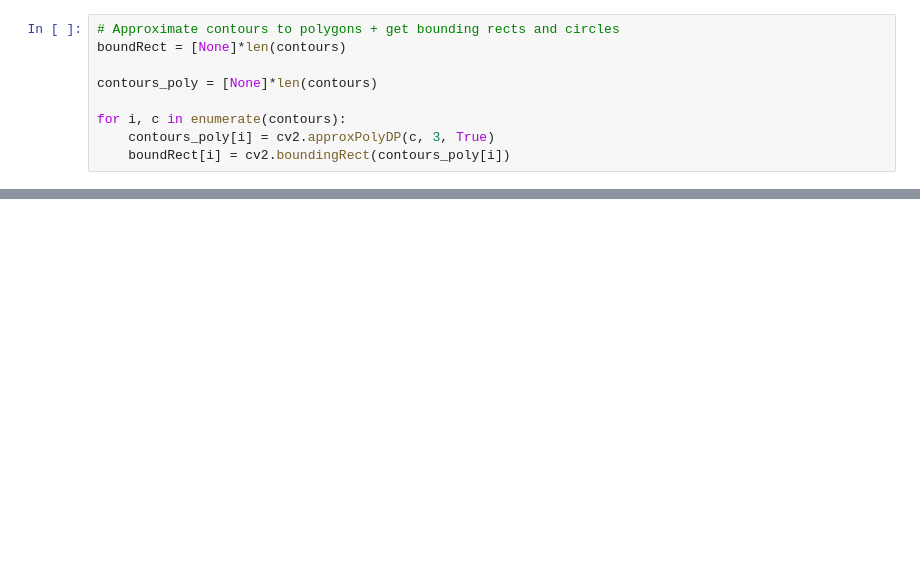
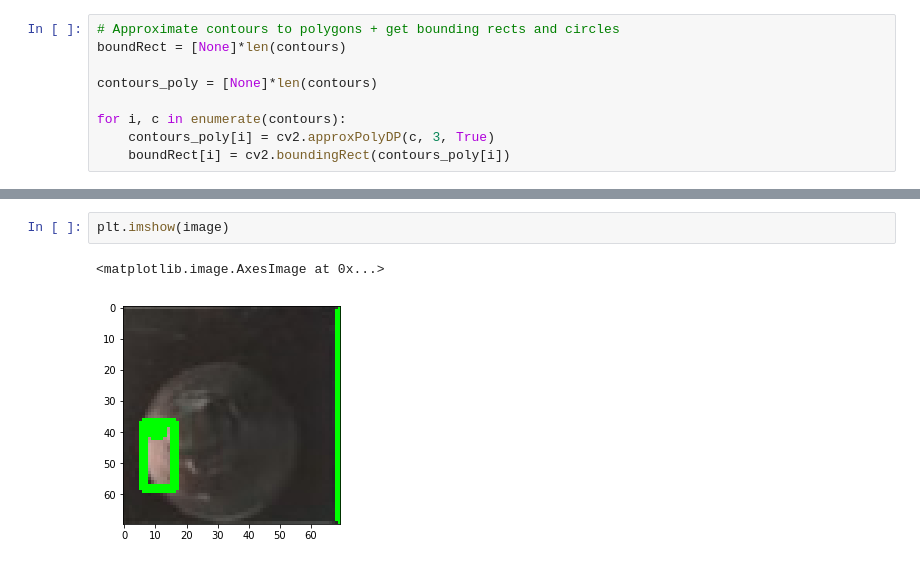
Before and after one commit to ace-racer/Extending-Board-Games-using-deep-learning, a Jupyter notebook: chess_piece_detection/siamese_classifier/Crop pieces.ipynb, the cells around one changed output, grey strips where cells are left out. Saved outputs shown, nothing was run; the diff lists cells and outputs as text; blank space fills up the shorter version.

```diff
--- a/chess_piece_detection/siamese_classifier/Crop pieces.ipynb
+++ b/chess_piece_detection/siamese_classifier/Crop pieces.ipynb
@@ -40,0 +73,5 @@ boundRect
+# %%
+plt.imshow(image)
+# %% [output]
+<matplotlib.image.AxesImage at 0x...>
+[figure, added]
```
Also changed, not shown: parts of 9 cells of this notebook, 3 other files.
